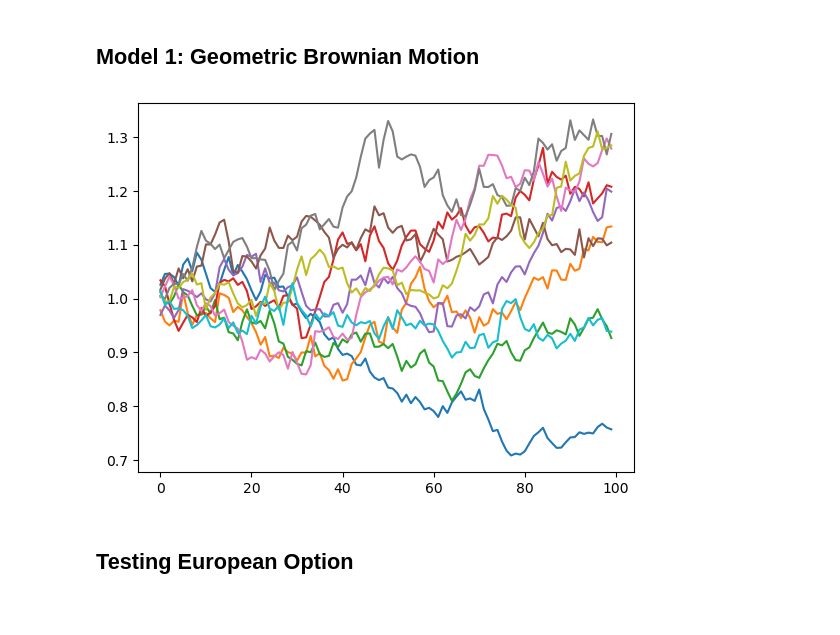
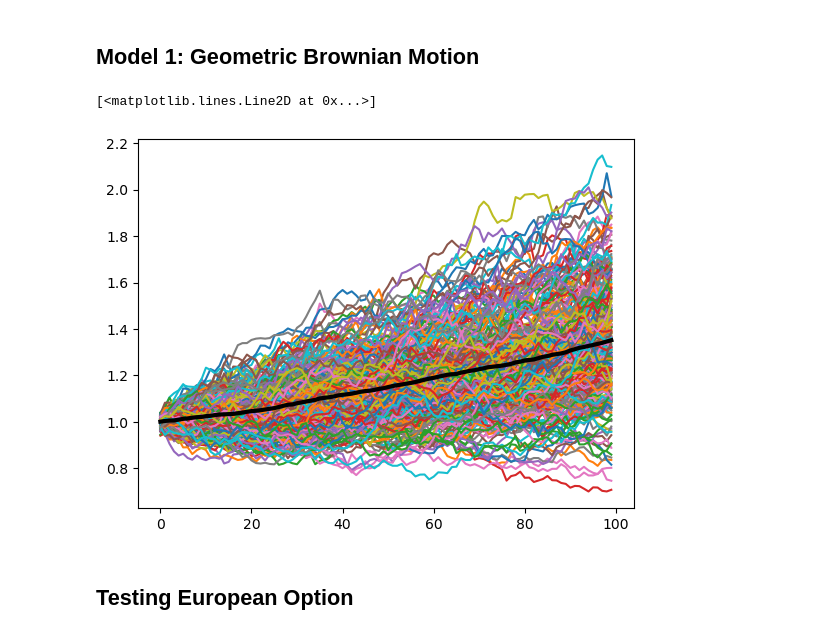
Before and after one commit to swittum/DeepHedging, a Jupyter notebook: instruments.ipynb, the cells around one changed output. Drawn from its saved outputs; the diff is of its cells as text; code cells hidden in the pictures.

```diff
--- a/instruments.ipynb
+++ b/instruments.ipynb
@@ -7,13 +7,16 @@ from instruments import BrownianStock
 # %% [markdown]
 ## Model 1: Geometric Brownian Motion
 # %%
-stock = BrownianStock(mu=0, sigma=0.3)
-stock.simulate(n_paths=10)
+stock = BrownianStock(mu=0.8, sigma=0.3)
+stock.simulate(n_paths=300)
 stocks = np.array(stock.spot)
+mean = np.mean(stocks, axis=0)
 for stock in stocks:
     plt.plot(stock)
+plt.plot(mean, c='k', lw=3)
 # %% [output]
+[<matplotlib.lines.Line2D at 0x...>]
-[figure, old version]
+[figure, new version]
 # %% [markdown]
 ## Testing European Option
 # %%
```
Also changed, not shown: parts of 3 cells of this notebook, 2 other files.
